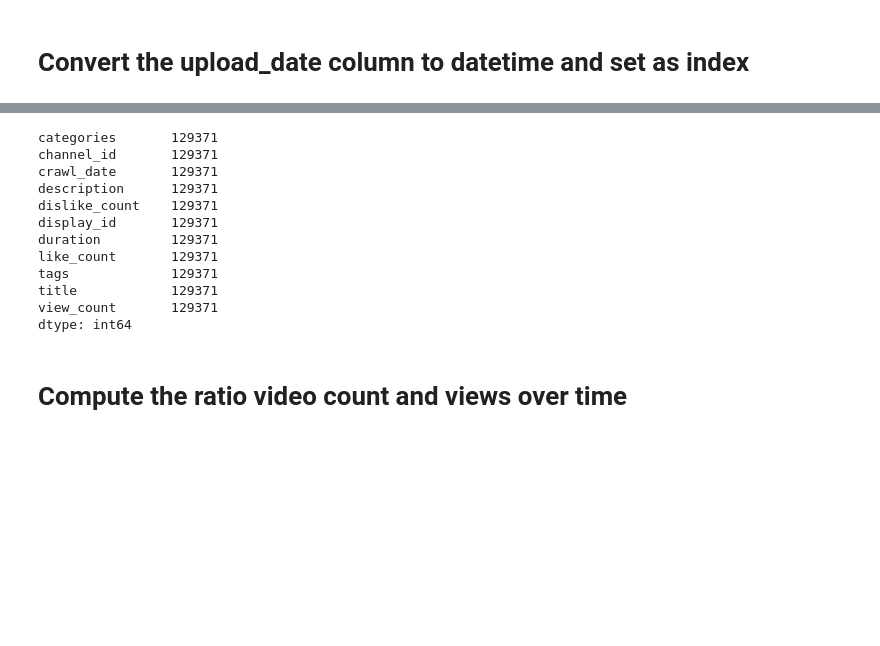
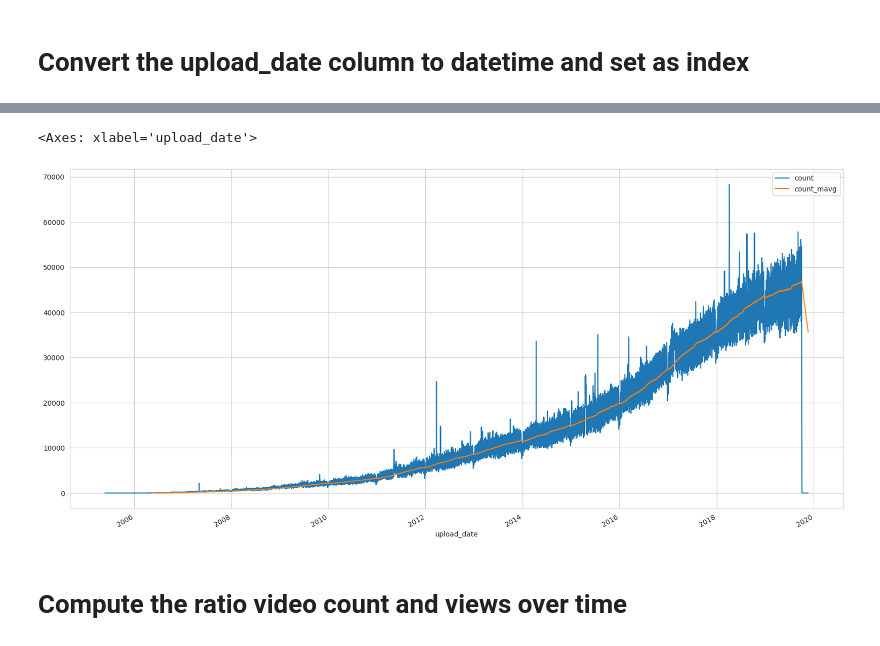
Before and after one commit to agatha-duzan/ada-2023-project-fadamily, a Jupyter notebook: final.ipynb, the cells around one changed output, grey strips where cells are left out. Drawn from its saved outputs; the diff is of its cells as text; code cells hidden in the pictures; blank space fills up the shorter version.

```diff
--- a/final.ipynb
+++ b/final.ipynb
@@ -309,30 +322,12 @@ climate_videos_count_df = pd.read_json(count_file_path, lines=True)
 # %%
-data = climate_videos_df.copy()
-data['upload_date'] = pd.to_datetime(climate_videos_df['upload_date'])
-data = data.set_index('upload_date')
-data.sort_index(inplace=True)
-
 data_count = climate_videos_count_df.copy()
 data_count.columns = ['upload_date', 'count', 'views']
 data_count.set_index('upload_date', inplace=True)
 data_count.index = pd.to_datetime(data_count.index)
 data_count.sort_index(inplace=True)
 
-data = data['2009-01-01':'2019-08-01']
-data_count = data_count['2009-01-01':'2019-08-01']
+data_count['count_mavg'] = data_count['count'].rolling(window=200).mean()
+data_count[['count', 'count_mavg']].plot(figsize=(20, 10))
+# %% [output]
+<Axes: xlabel='upload_date'>
+[figure, added]
-# %%
-data.dropna(inplace=True) # Drop missing values
-data.count()
-# %% [output]
-categories       129371
-channel_id       129371
-crawl_date       129371
-description      129371
-dislike_count    129371
-display_id       129371
-duration         129371
-like_count       129371
-tags             129371
-title            129371
-view_count       129371
-dtype: int64
```
Also changed, not shown: parts of 32 cells of this notebook, 1 other file.
